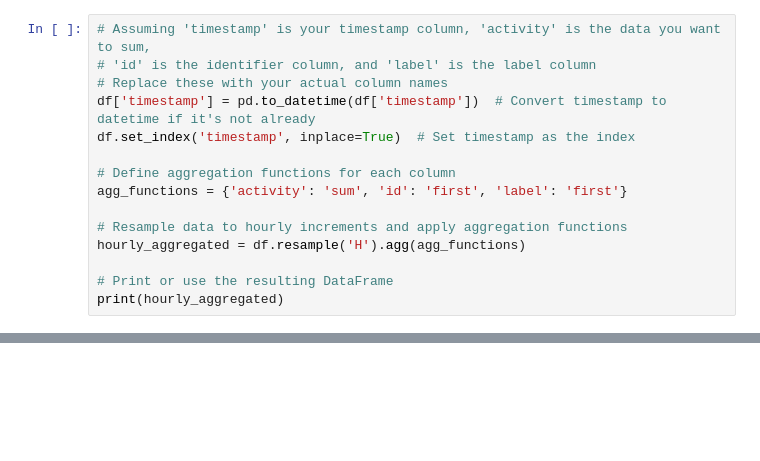
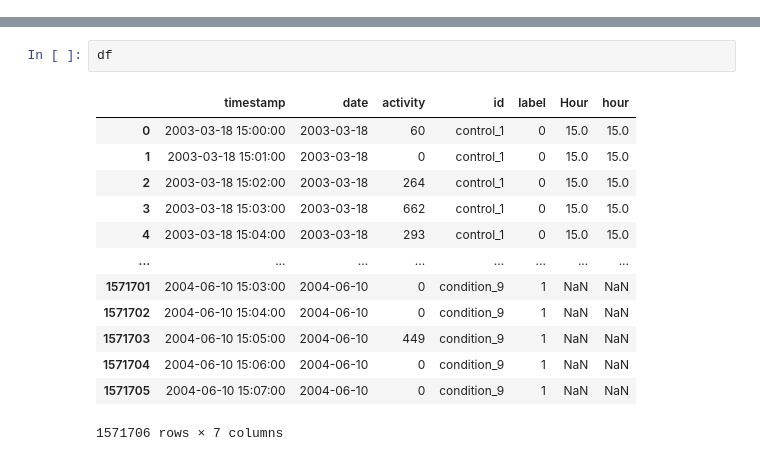
Before and after one commit to zoonalink/IGP-5, a Jupyter notebook: Tom/Rodriguz-Ruiz et al. recreation.ipynb, the cells around one changed output, grey strips where cells are left out. Cells and saved outputs as stored; diff of their text form; blank space fills up the shorter version.

```diff
--- a/Tom/Rodriguz-Ruiz et al. recreation.ipynb
+++ b/Tom/Rodriguz-Ruiz et al. recreation.ipynb
@@ -100,15 +110,0 @@ df.head(5)
-# %%
-# Assuming 'timestamp' is your timestamp column, 'activity' is the data you want to sum,
-# 'id' is the identifier column, and 'label' is the label column
-# Replace these with your actual column names
-df['timestamp'] = pd.to_datetime(df['timestamp'])  # Convert timestamp to datetime if it's not already
-df.set_index('timestamp', inplace=True)  # Set timestamp as the index
-
-# Define aggregation functions for each column
-agg_functions = {'activity': 'sum', 'id': 'first', 'label': 'first'}
-
-# Resample data to hourly increments and apply aggregation functions
-hourly_aggregated = df.resample('H').agg(agg_functions)
-
-# Print or use the resulting DataFrame
-print(hourly_aggregated)
@@ -130,0 +111,16 @@ timestamp
+# %%
+df
+# %% [output]
+|  | timestamp | date | activity | id | label | Hour | hour |
+| 0 | 2003-03-18 15:00:00 | 2003-03-18 | 60 | control_1 | 0 | 15.0 | 15.0 |
+| 1 | 2003-03-18 15:01:00 | 2003-03-18 | 0 | control_1 | 0 | 15.0 | 15.0 |
+| 2 | 2003-03-18 15:02:00 | 2003-03-18 | 264 | control_1 | 0 | 15.0 | 15.0 |
+| 3 | 2003-03-18 15:03:00 | 2003-03-18 | 662 | control_1 | 0 | 15.0 | 15.0 |
+| 4 | 2003-03-18 15:04:00 | 2003-03-18 | 293 | control_1 | 0 | 15.0 | 15.0 |
+| ... | ... | ... | ... | ... | ... | ... | ... |
+| 1571701 | 2004-06-10 15:03:00 | 2004-06-10 | 0 | condition_9 | 1 | NaN | NaN |
+| 1571702 | 2004-06-10 15:04:00 | 2004-06-10 | 0 | condition_9 | 1 | NaN | NaN |
+| 1571703 | 2004-06-10 15:05:00 | 2004-06-10 | 449 | condition_9 | 1 | NaN | NaN |
+| 1571704 | 2004-06-10 15:06:00 | 2004-06-10 | 0 | condition_9 | 1 | NaN | NaN |
+| 1571705 | 2004-06-10 15:07:00 | 2004-06-10 | 0 | condition_9 | 1 | NaN | NaN |
+1571706 rows × 7 columns
```
Also changed, not shown: parts of 23 cells of this notebook, 2 other files.
